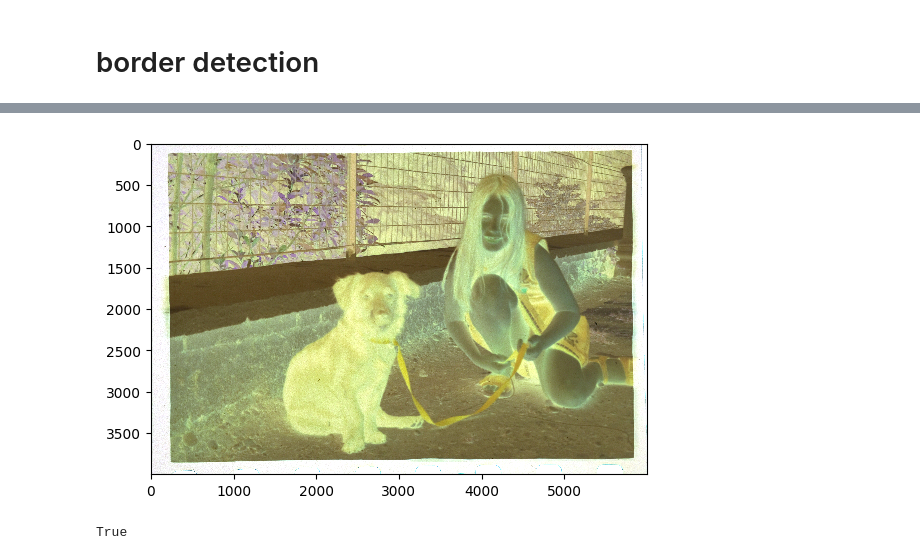
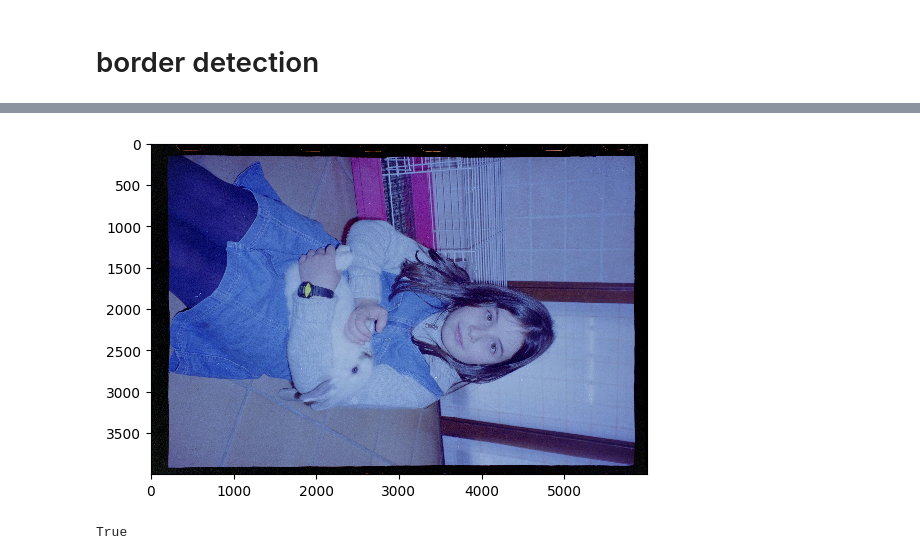
Before and after one commit to matteo-stat/digscanner, a Jupyter notebook: digscanner.ipynb, the cells around one changed output, grey strips where cells are left out. Saved outputs shown, nothing was run; the diff lists cells and outputs as text; code cells hidden in the pictures.

```diff
--- a/digscanner.ipynb
+++ b/digscanner.ipynb
@@ -19,5 +19,7 @@ img_input_list = glob('C:/Users/Matteo/Desktop/scans/*.JPG')
 # %% [markdown]
 ## load with opencv
 # %%
-img = cv.imread(img_input_list[2], cv.IMREAD_UNCHANGED)
-# img = cv.resize(img, (900, 600))
+img = cv.imread(img_input_list[5], cv.IMREAD_UNCHANGED)
+#img = cv.resize(img, (900, 600))
+plt.imshow(cv.cvtColor(img, cv.COLOR_BGR2RGB), interpolation='nearest')
+plt.show()
@@ -66,9 +64,12 @@ r_median = np.percentile(r, q=50)
 # %%
 img_b, img_g, img_r = cv.split(img)
-img_b = img_b * (1 / b_median)
-img_g = img_g * (1 / g_median)
-img_r = img_r * (1 / r_median)
+
+img_b = img_b / b_median
+img_g = img_g / g_median
+img_r = img_r / r_median
+
 img_wb = cv.merge((img_b, img_g, img_r))
-img_wb_pos = 1 - img_wb
-img_out = (np.clip(img_wb_pos, 0, 1) * np.iinfo(np.uint8).max).astype(np.uint8)
-img_out2 = (np.clip(img_wb, 0, 1) * np.iinfo(np.uint8).max).astype(np.uint8)
+img_wb = np.clip(img_wb, 0, 1) * 255
+img_wb = img_wb.astype(np.uint8)
+
+img_pos = 255 - img_wb
@@ -80,8 +76,8 @@ plt.show()
 # %%
-plt.imshow(cv.cvtColor(img_out2, cv.COLOR_BGR2RGB), interpolation='nearest')
+plt.imshow(cv.cvtColor(img_pos, cv.COLOR_BGR2RGB), interpolation='nearest')
 plt.show()
 # %% [output]
-[figure, old version]
+[figure, new version]
 # %%
 cv.imwrite(
     'C:/Users/Matteo/Desktop/scans/test_out.JPG',
```
Also changed, not shown: parts of 12 cells of this notebook.
